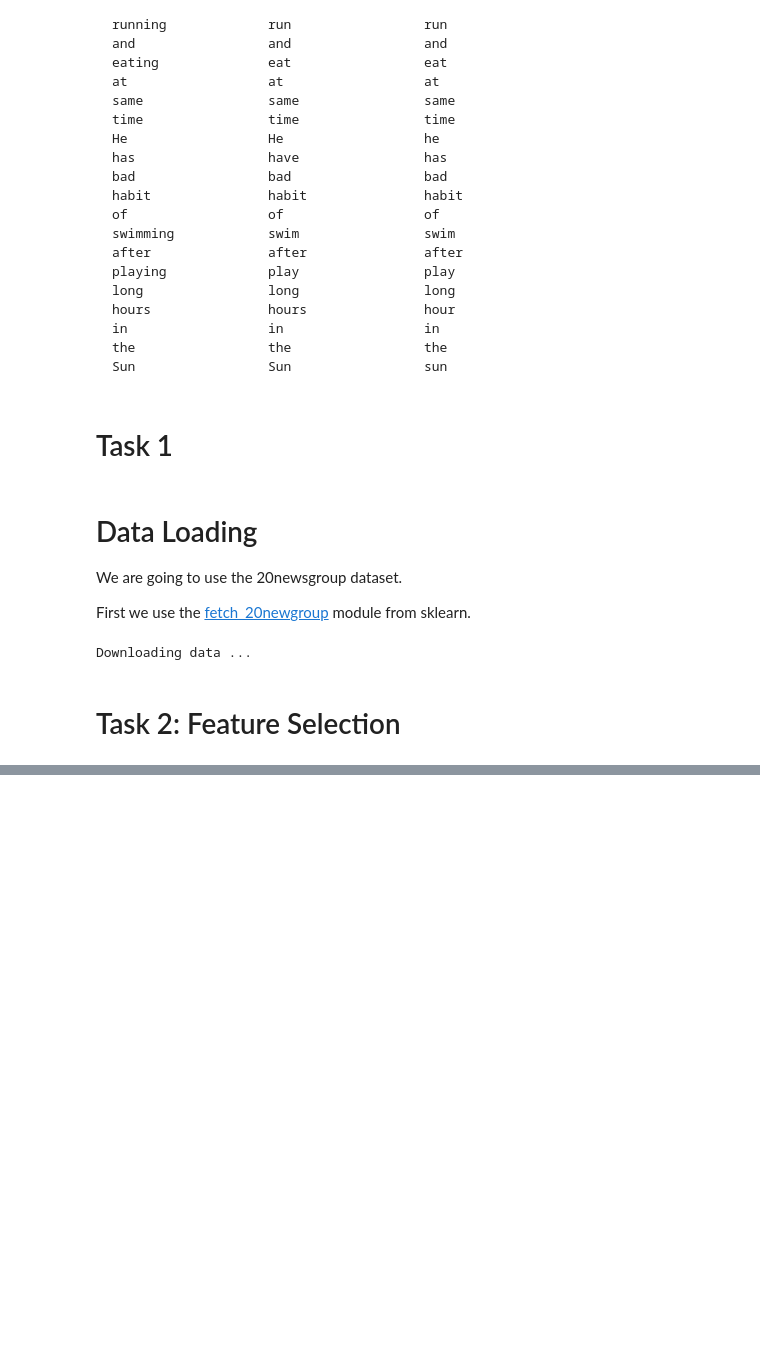
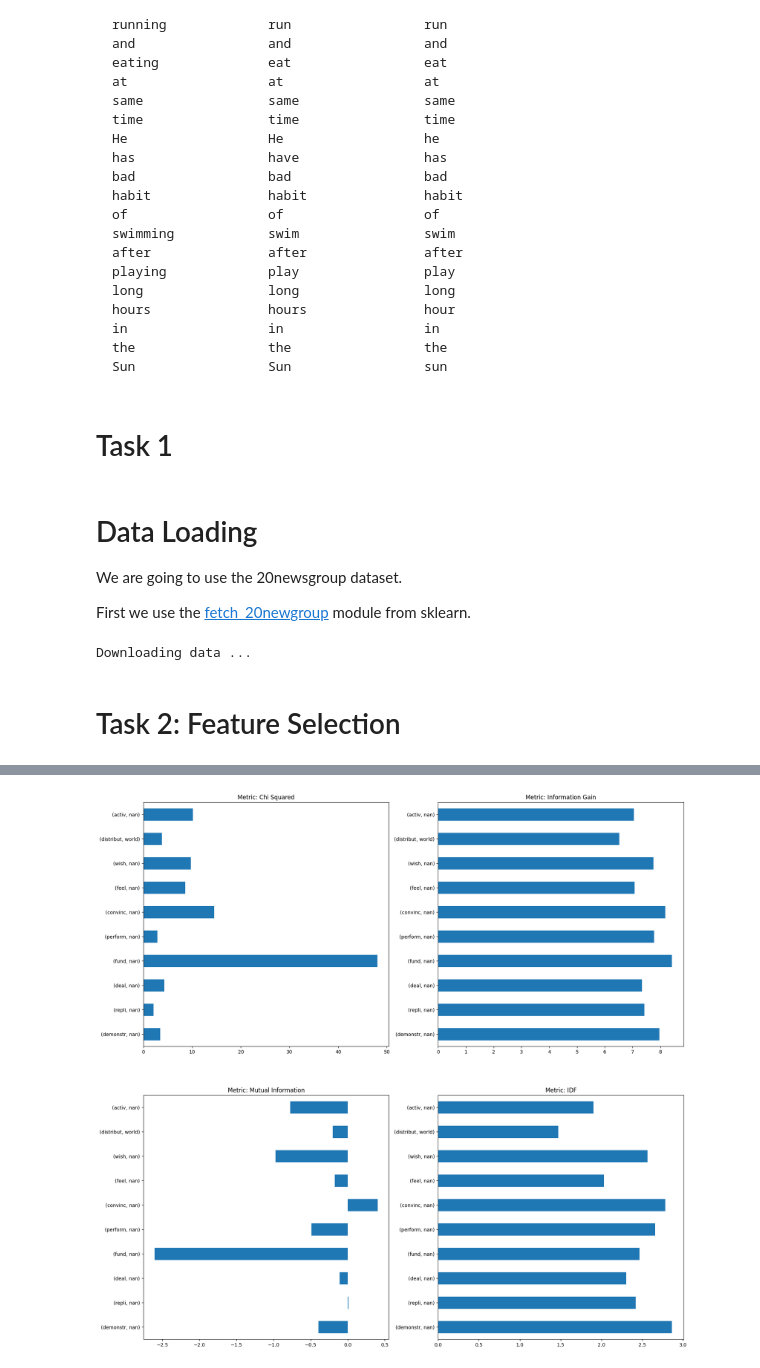
Before and after one commit to SimeonHristov99/Text_Mining, a Jupyter notebook: hw1/hw01_Feature_Selection.ipynb, the cells around one changed output, grey strips where cells are left out. Drawn from its saved outputs; the diff is of its cells as text; code cells hidden in the pictures; blank space fills up the shorter version.

```diff
--- a/hw1/hw01_Feature_Selection.ipynb
+++ b/hw1/hw01_Feature_Selection.ipynb
@@ -374,7 +374,7 @@ def calc_infogain(w_stats, w):
         # P(c_i|t) = P(c_i && t) / P(t)
         p_ci_and_t = tfidfs[category].word_freq[w] / tfidfs["all"].word_freq[w]
         p_ci_t = p_ci_and_t / pt
-        second_additive += p_ci_t * np.log(p_ci_t)
+        if p_ci_t != 0: second_additive += p_ci_t * np.log(p_ci_t)
     second_additive *= pt
 
     # P(\neg{t}) = 1 - P(t)
@@ -385,7 +385,7 @@ def calc_infogain(w_stats, w):
         # P(c_i|\neg{t}) = P(c_i && not(t)) / P(not(t))
         p_ci_and_not_t = (tfidfs[category].word_freq.total() - tfidfs[category].word_freq[w]) / (tfidfs['all'].word_freq.total() - tfidfs['all'].word_freq[w])
         p_ci_not_t = p_ci_and_not_t / p_neg_t
-        third_additive += p_ci_not_t * np.log(p_ci_not_t)
+        if p_ci_not_t != 0: third_additive += p_ci_not_t * np.log(p_ci_not_t)
     third_additive *= p_neg_t
 
     g_t = first_additive + second_additive + third_additive
@@ -397,8 +397,16 @@ def calc_mutualinformation(w_stats):
     # "t_Nc": Number of time the token `t` was seen another categories NOT `c`
     # "Nt_c": Number of tokens in the categories c (that are NOT token `t`)
     # "Nt_Nc": Number of tokens (that are NOT token `t`) in other categories (NOT `c`)
-    mi_t = ...
 
+    # $MI(t,c) = \log{P(t|c)} - \log{P(t)}$
+    pt = tfidfs["all"].word_freq[w] / tfidfs["all"].word_freq.total()
+
+    if pt == 0: return 0
+
+    mi_t = 0
+    for category in categories:
+        p_t_and_c = tfidfs[category].word_freq[w] / tfidfs[category].word_freq.total()
+        if p_t_and_c != 0: mi_t += np.log(p_t_and_c) - np.log(pt)
     return mi_t
 
 
@@ -406,18 +414,15 @@ feature_selection = {}
 pbar = tqdm(tfidfs["all"].reverse_vocab.items())
 for w, idx in pbar:
     w_stats = get_word_stats(tfidfs, categories, w)
-    print(w_stats)
     # Goal is to check whether the token is relevant for the category
     # using various statistical methods
     feature_selection[w] = {
         "Chi Squared": calc_chisq(w_stats, w),
         "Information Gain":  calc_infogain(w_stats, w),
-        # "Mutual Information": calc_mutualinformation(w_stats),
+        "Mutual Information": calc_mutualinformation(w_stats),
         "IDF": tfidfs["all"].idf[idx]
     }
-    break
 
 feature_selection_df = pd.DataFrame.from_dict(feature_selection)
-# feature_selection_df.to_csv('feature_selection_df.csv')
 feature_selection_df
 # %% [output]
@@ -451,4 +465,0 @@ w_stats
-# %%
-feature_selection_df = pd.read_csv('feature_selection_df_chi.csv')
-feature_selection_df = feature_selection_df.rename(columns={'Unnamed: 0': 'Metric'})
-feature_selection_df
@@ -473,14 +466,16 @@ feature_selection_df
 # %%
 # Sample N words from the vocabulary
-sampled_df = feature_selection_df.sample(10)
+sampled_df = feature_selection_df.T.sample(10)
 
 # This works for four categores 2x2, if you add -- change nrows/ncols
 fig, axes = plt.subplots(nrows=2, ncols=2, figsize=(20, 20))
 # This is a 2D array with size nrows x nccols
 # We flatten it just for convenience
 axes = chain(*axes)
 
 
 # For each column plot the metrics for the sampled words.
 for col, ax in zip(sampled_df.columns, axes):
     sampled_df[col].plot.barh(ax=ax, title=f"Metric: {col}")
+# %% [output]
+[figure, added]
```
Also changed, not shown: parts of 7 cells of this notebook.
